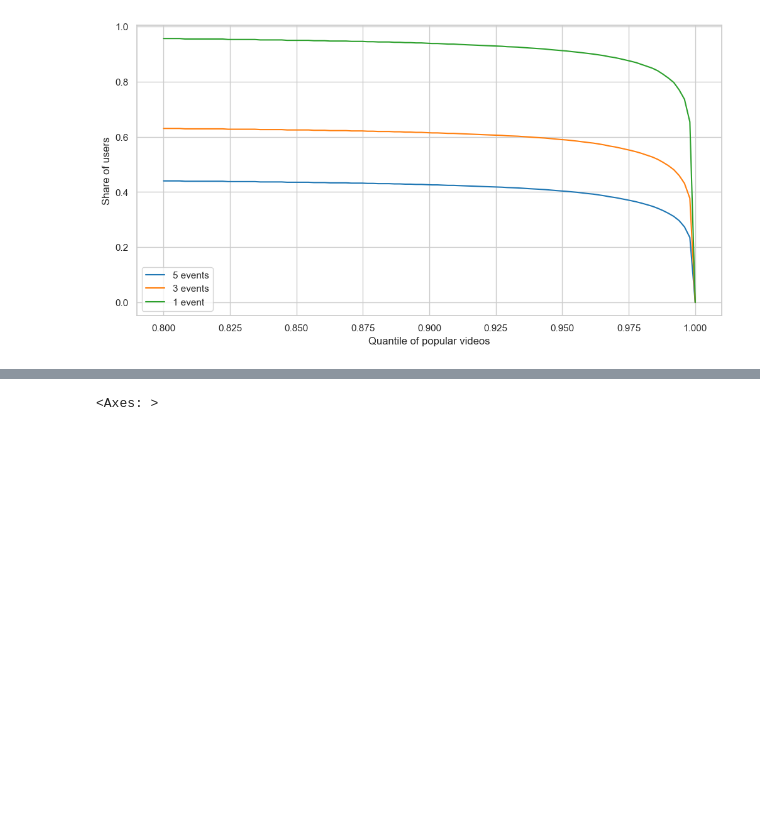
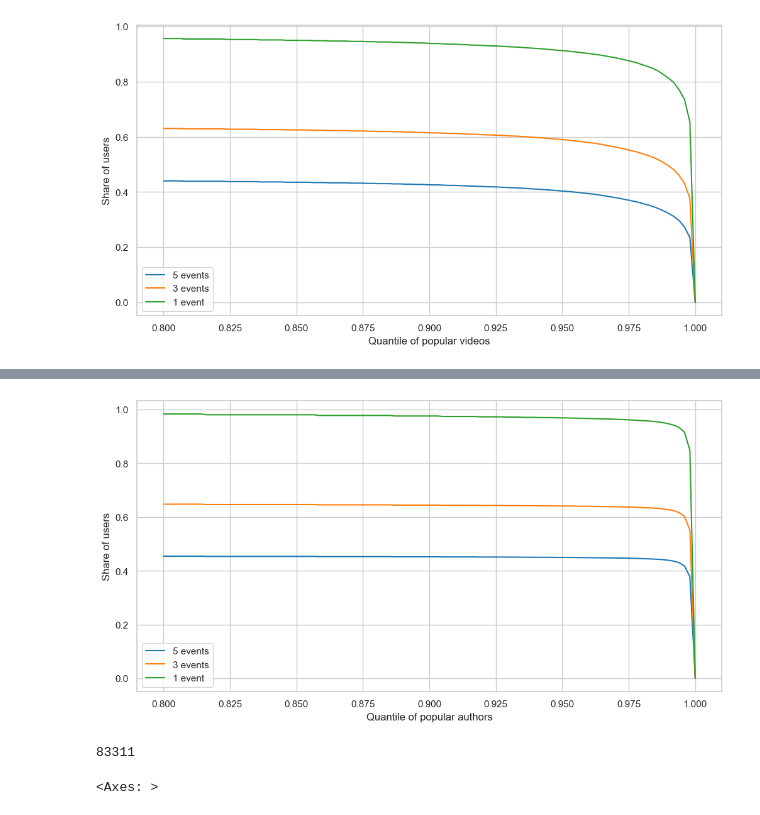
Before and after one commit to Paspasuy/SocDemPrediction, a Jupyter notebook: personal/flypew/eda.ipynb, the cells around one changed output, grey strips where cells are left out. Cells and saved outputs as stored; diff of their text form; code cells hidden in the pictures; blank space fills up the shorter version.

```diff
--- a/personal/flypew/eda.ipynb
+++ b/personal/flypew/eda.ipynb
@@ -196,3 +219,29 @@ np.float64(54.0)
+# %%
+quantiles = np.linspace(0.8, 1, 100)
+shares_5 = []
+shares_3 = []
+shares_1 = []
+for q in tqdm(quantiles):
+    threshold = author_popularity.quantile(q)
+    all_data_filtered = all_data[all_data.author_popularity > threshold]
+    shares_5.append(all_data_filtered.groupby('viewer_uid').size().reset_index().rename(columns={0: 'count'}).query('count >= 5').shape[0] / all_data['viewer_uid'].nunique())
+    shares_3.append(all_data_filtered.groupby('viewer_uid').size().reset_index().rename(columns={0: 'count'}).query('count >= 3').shape[0] / all_data['viewer_uid'].nunique())
+    shares_1.append(all_data_filtered['viewer_uid'].nunique() / all_data['viewer_uid'].nunique())
+
+plt.figure(figsize=(12, 6))
+plt.plot(quantiles, shares_5)
+plt.plot(quantiles, shares_3)
+plt.plot(quantiles, shares_1)
+plt.legend(['5 events', '3 events', '1 event'])
+plt.xlabel('Quantile of popular authors')
+plt.ylabel('Share of users')
+plt.show()
+# %% [output]
+[figure, added]
+# %%
+author_popularity.index.nunique()
+# %% [output]
+83311
 # %%
 train_data.age.hist(bins=15)
 # %% [output]
```
Also changed, not shown: parts of 28 cells of this notebook.
